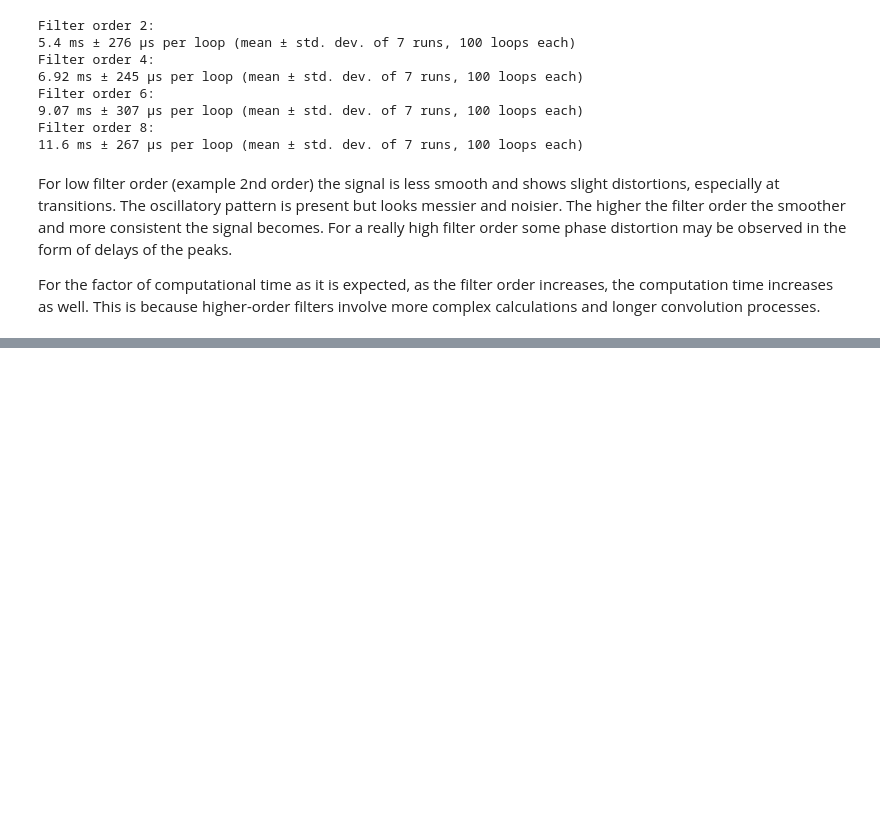
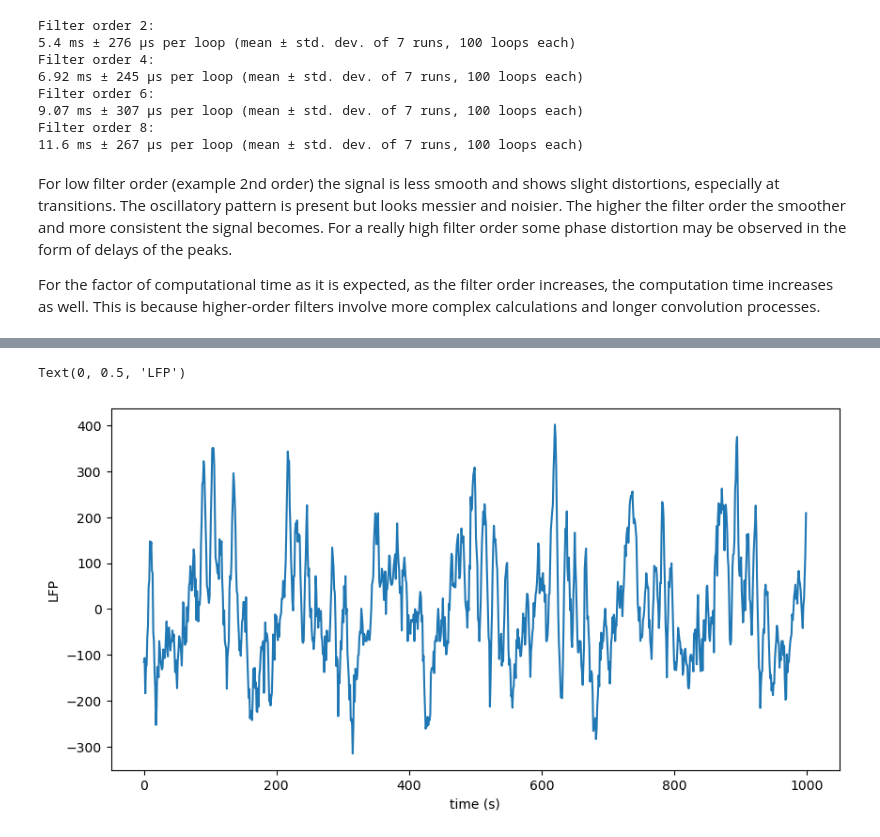
Before and after one commit to pschristodoulou/NRA, a Jupyter notebook: LFP/Ass1_ex1.ipynb, the cells around one changed output, grey strips where cells are left out. Cells and saved outputs as stored; diff of their text form; code cells hidden in the pictures; blank space fills up the shorter version.

```diff
--- a/LFP/Ass1_ex1.ipynb
+++ b/LFP/Ass1_ex1.ipynb
@@ -247,0 +256,17 @@ For the factor of computational time as it is expected, as the filter order incr
+# %%
+from pywt import scale2frequency
+from pywt import cwt
+
+start = 5 #in seconds
+end = 6 # in seconds
+
+sig = lfp[int(start*sampling_rate):int(end*sampling_rate)]
+sig = sig - np.mean(sig) # get rid of 0 frequency component
+
+plt.figure(figsize=(10,5))
+plt.plot(sig)
+plt.xlabel("time (s)")
+plt.ylabel("LFP")
+# %% [output]
+Text(0, 0.5, 'LFP')
+[figure, added]
```
Also changed, not shown: parts of 6 cells of this notebook.
